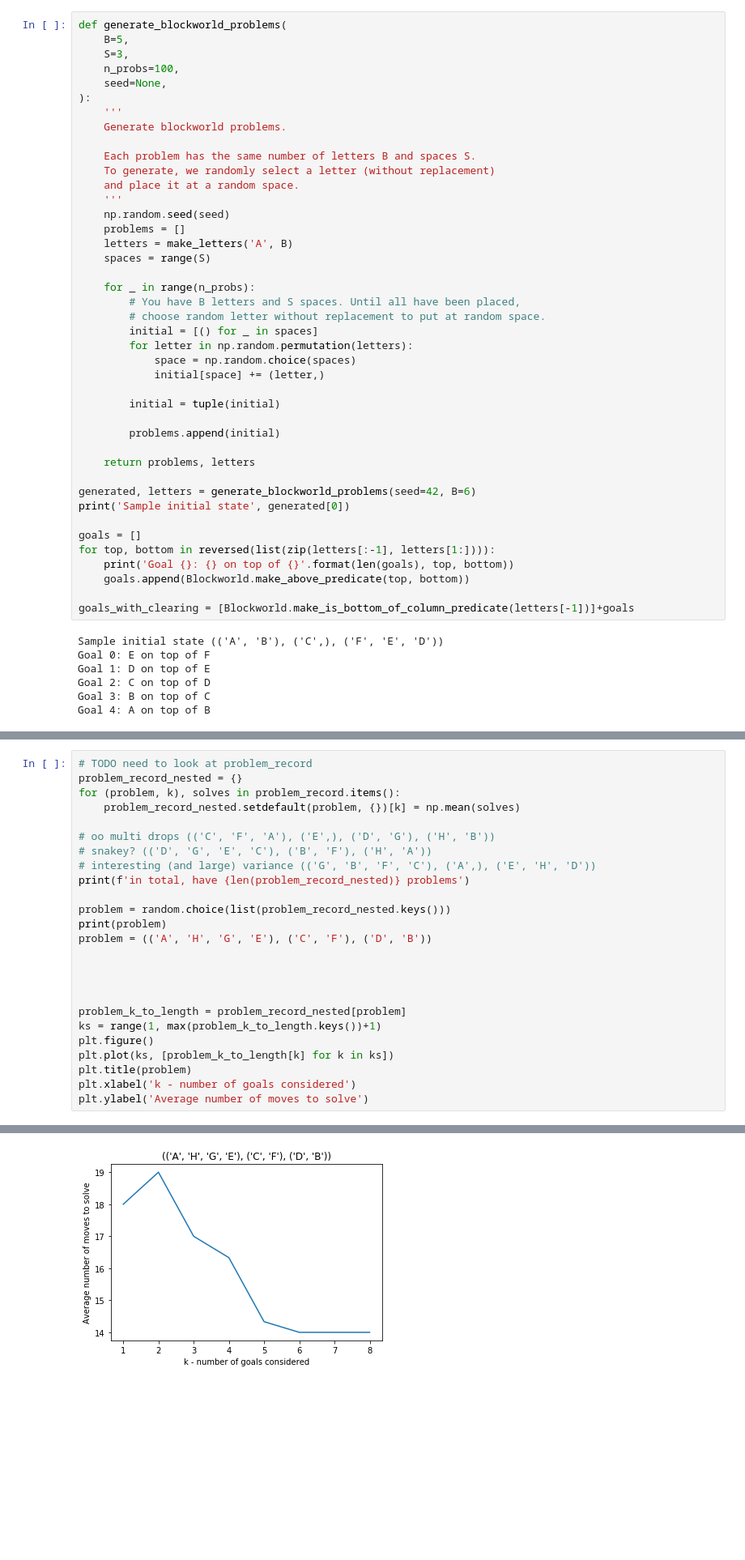
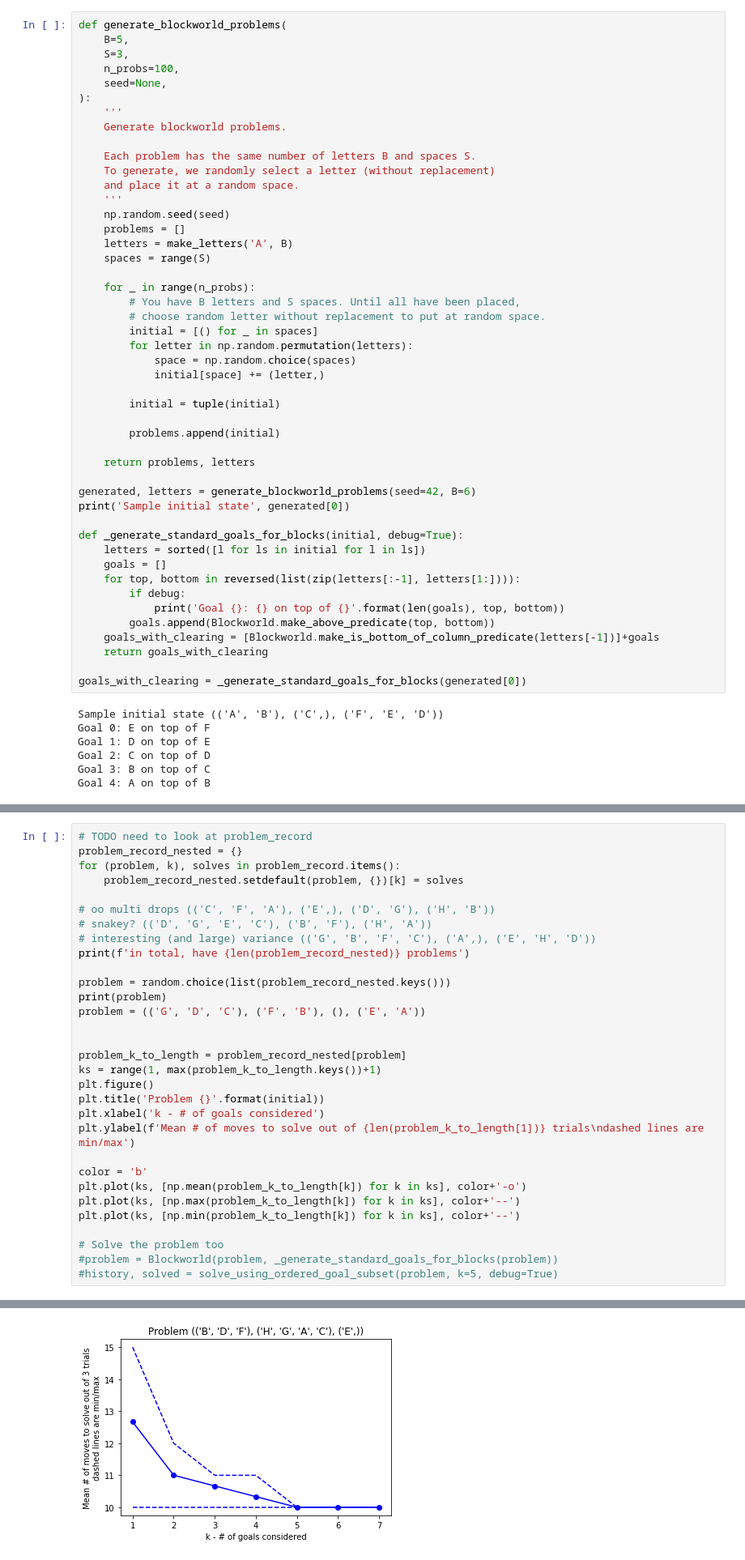
Before and after one commit to fredcallaway/multigoals, a Jupyter notebook: generate-problems.ipynb, the cells around one changed output, grey strips where cells are left out. Shown: that part at 81% size. Drawn from its saved outputs; the diff is of its cells as text; blank space fills up the shorter version.

```diff
--- a/generate-problems.ipynb
+++ b/generate-problems.ipynb
@@ -63,12 +63,17 @@ def generate_blockworld_problems(
 generated, letters = generate_blockworld_problems(seed=42, B=6)
 print('Sample initial state', generated[0])
 
-goals = []
-for top, bottom in reversed(list(zip(letters[:-1], letters[1:]))):
-    print('Goal {}: {} on top of {}'.format(len(goals), top, bottom))
-    goals.append(Blockworld.make_above_predicate(top, bottom))
+def _generate_standard_goals_for_blocks(initial, debug=True):
+    letters = sorted([l for ls in initial for l in ls])
+    goals = []
+    for top, bottom in reversed(list(zip(letters[:-1], letters[1:]))):
+        if debug:
+            print('Goal {}: {} on top of {}'.format(len(goals), top, bottom))
+        goals.append(Blockworld.make_above_predicate(top, bottom))
+    goals_with_clearing = [Blockworld.make_is_bottom_of_column_predicate(letters[-1])]+goals
+    return goals_with_clearing
 
-goals_with_clearing = [Blockworld.make_is_bottom_of_column_predicate(letters[-1])]+goals
+goals_with_clearing = _generate_standard_goals_for_blocks(generated[0])
 # %% [output]
 Sample initial state (('A', 'B'), ('C',), ('F', 'E', 'D'))
 Goal 0: E on top of F
@@ -225,7 +227,7 @@ KeyboardInterrupt:
 # TODO need to look at problem_record
 problem_record_nested = {}
 for (problem, k), solves in problem_record.items():
-    problem_record_nested.setdefault(problem, {})[k] = np.mean(solves)
+    problem_record_nested.setdefault(problem, {})[k] = solves
 
 # oo multi drops (('C', 'F', 'A'), ('E',), ('D', 'G'), ('H', 'B'))
 # snakey? (('D', 'G', 'E', 'C'), ('B', 'F'), ('H', 'A'))
@@ -234,16 +236,22 @@ print(f'in total, have {len(problem_record_nested)} problems')
 
 problem = random.choice(list(problem_record_nested.keys()))
 print(problem)
-problem = (('A', 'H', 'G', 'E'), ('C', 'F'), ('D', 'B'))
-
-
+problem = (('G', 'D', 'C'), ('F', 'B'), (), ('E', 'A'))
 
 
 problem_k_to_length = problem_record_nested[problem]
 ks = range(1, max(problem_k_to_length.keys())+1)
 plt.figure()
-plt.plot(ks, [problem_k_to_length[k] for k in ks])
-plt.title(problem)
-plt.xlabel('k - number of goals considered')
-plt.ylabel('Average number of moves to solve')
+plt.title('Problem {}'.format(initial))
+plt.xlabel('k - # of goals considered')
+plt.ylabel(f'Mean # of moves to solve out of {len(problem_k_to_length[1])} trials\ndashed lines are min/max')
+
+color = 'b'
+plt.plot(ks, [np.mean(problem_k_to_length[k]) for k in ks], color+'-o')
+plt.plot(ks, [np.max(problem_k_to_length[k]) for k in ks], color+'--')
+plt.plot(ks, [np.min(problem_k_to_length[k]) for k in ks], color+'--')
+
+# Solve the problem too
+#problem = Blockworld(problem, _generate_standard_goals_for_blocks(problem))
+#history, solved = solve_using_ordered_goal_subset(problem, k=5, debug=True)
 # %% [output]
@@ -253,4 +261,4 @@ Text(0, 0.5, 'Average number of moves to solve')
-[figure, old version]
+[figure, new version]
 # %%
 def score_k_differentiability(problem_k_to_length):
     ks = range(1, max(problem_k_to_length.keys())+1)
```
Also changed, not shown: parts of 10 cells of this notebook, 6 other files.
